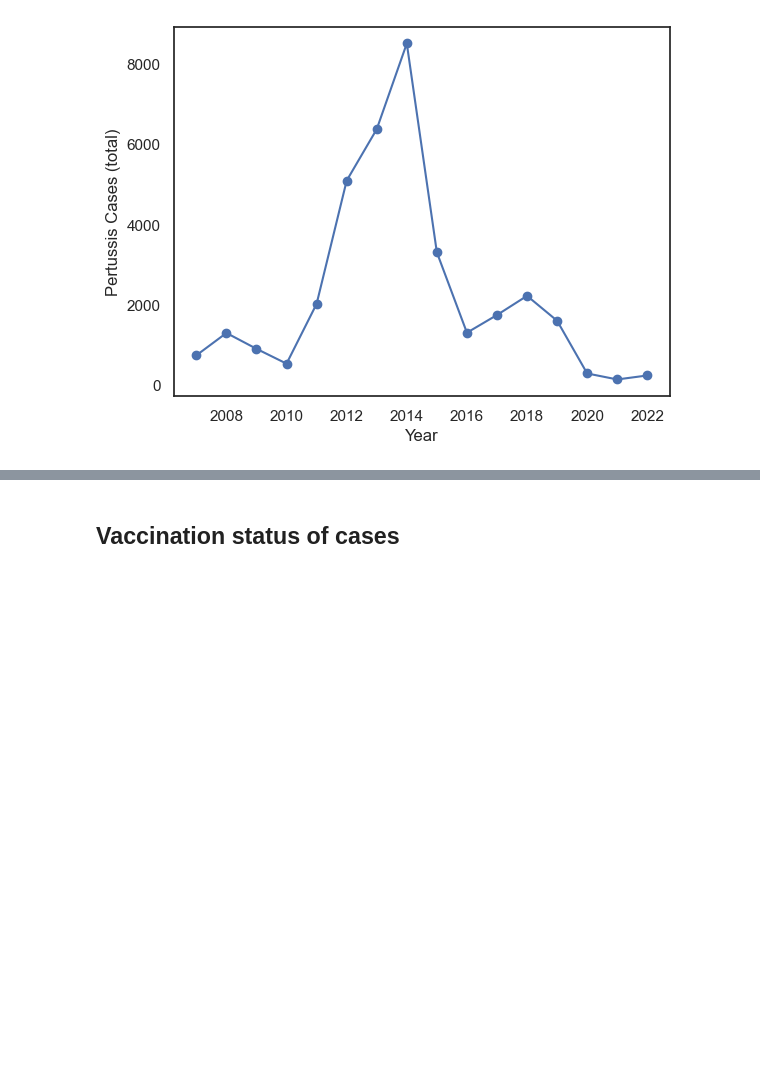
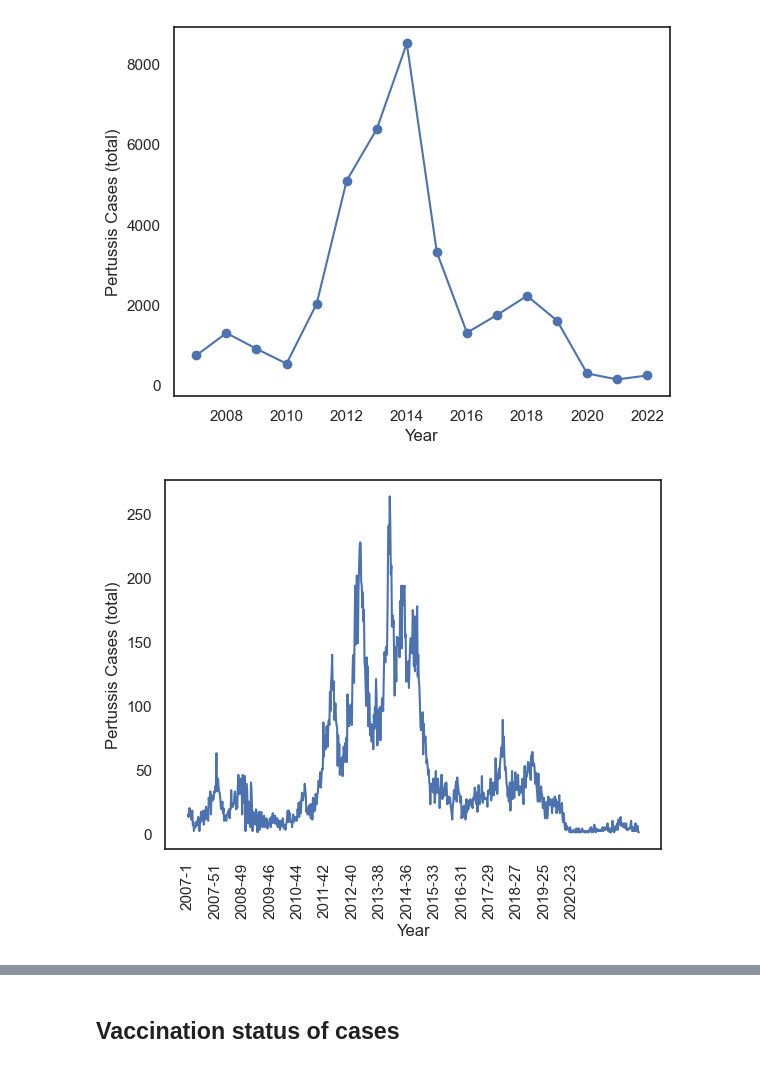
Before and after one commit to denisecammarota/pertussis-BR, a Jupyter notebook: Notebooks/Basic_Analysis.ipynb, the cells around one changed output, grey strips where cells are left out. Drawn from its saved outputs; the diff is of its cells as text; code cells hidden in the pictures; blank space fills up the shorter version.

```diff
--- a/Notebooks/Basic_Analysis.ipynb
+++ b/Notebooks/Basic_Analysis.ipynb
@@ -33,3 +33,14 @@ plt.ylabel('Pertussis Cases (total)')
 plt.show()
 # %% [output]
 [figure]
+# %%
+df_total = df.groupby(['SIN_YEAR','SIN_WEEK'])['CASOS'].sum()
+df_total = df_total.reset_index(name = 'CASOS')
+df_total['YEAR_WEEK'] = df_total['SIN_YEAR'].astype(str)+'-'+df_total['SIN_WEEK'].astype(str)
+plt.plot(df_total['YEAR_WEEK'],df_total['CASOS'],'-')
+plt.xticks(df_total['YEAR_WEEK'][np.arange(0,702,50)], rotation = 'vertical')
+plt.xlabel('Year')
+plt.ylabel('Pertussis Cases (total)')
+plt.show()
+# %% [output]
+[figure, added]
```
Also changed, not shown: parts of 8 cells of this notebook, 1 other file.
